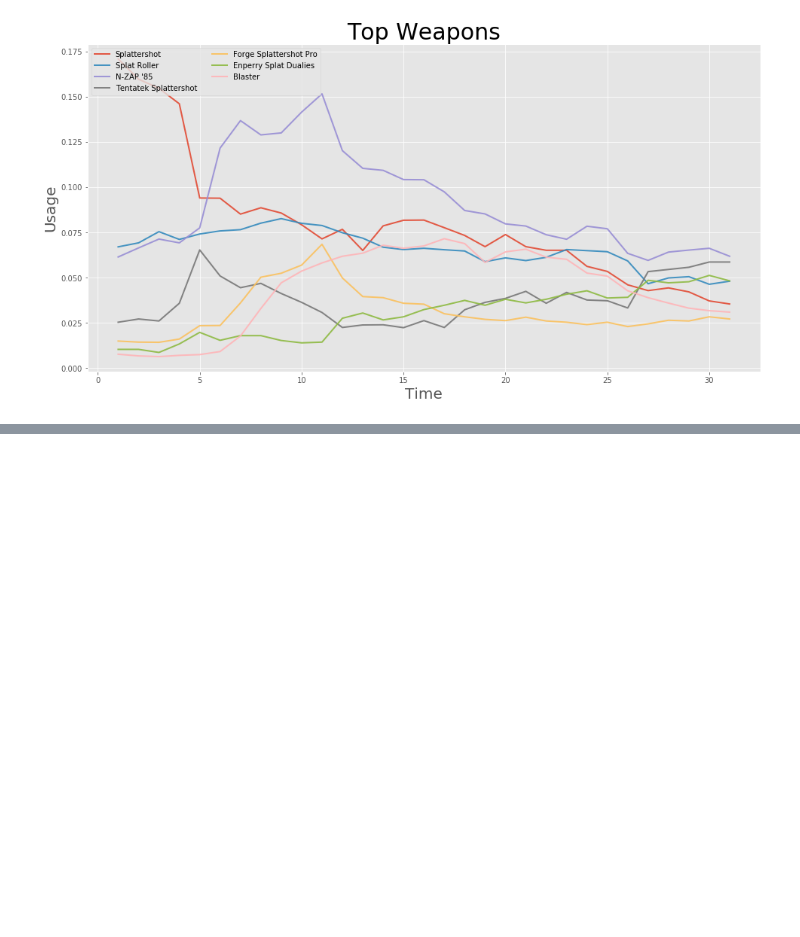
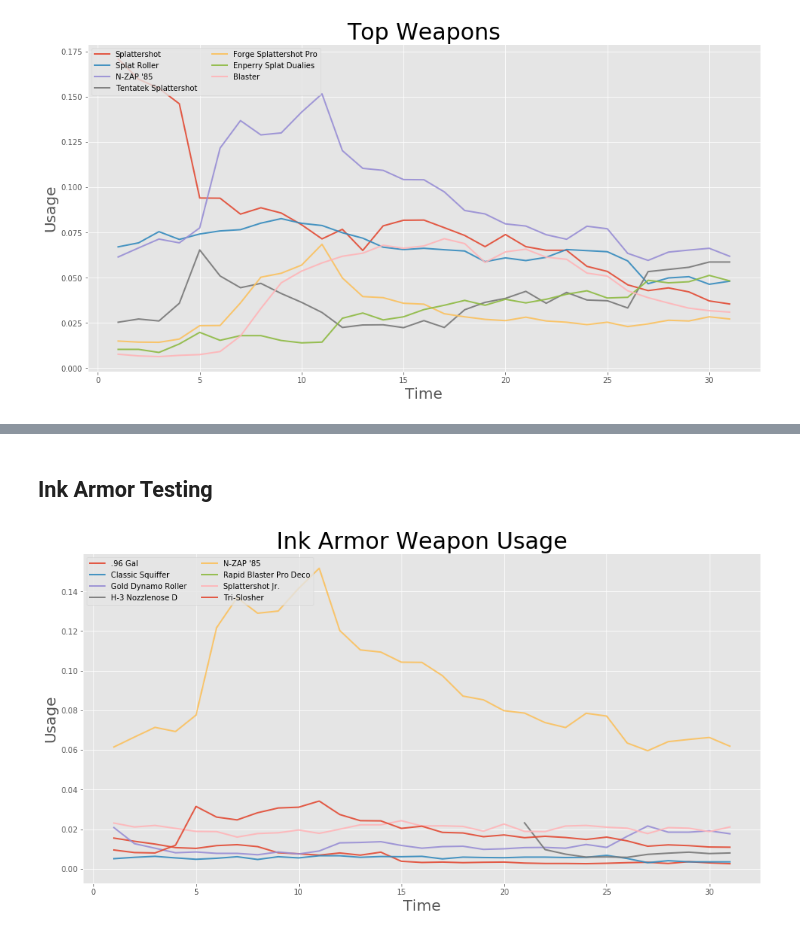
Before and after one commit to Rokushou/Splatoon2_Meta_EDA, a Jupyter notebook: EDA.ipynb, the cells around one changed output, grey strips where cells are left out. Cells and saved outputs as stored; diff of their text form; code cells hidden in the pictures; blank space fills up the shorter version.

```diff
--- a/EDA.ipynb
+++ b/EDA.ipynb
@@ -139,0 +142,10 @@ spaghetti(usage_df.loc[top,:], 'Top Weapons')
+# %% [markdown]
+## Ink Armor Testing
+# %%
+# Selecting all weapons with Ink Armor
+ink_armor = ['.96 Gal', 'Classic Squiffer', 'Gold Dynamo Roller', 'H-3 Nozzlenose D', "N-ZAP '85", 'Rapid Blaster Pro Deco', 'Splattershot Jr.', 'Tri-Slosher']
+ia_df = usage_df.reindex(ink_armor)
+# %%
+spaghetti(ia_df, 'Ink Armor Weapon Usage')
+# %% [output]
+[figure, added]
```
Also changed, not shown: parts of 16 cells of this notebook.
